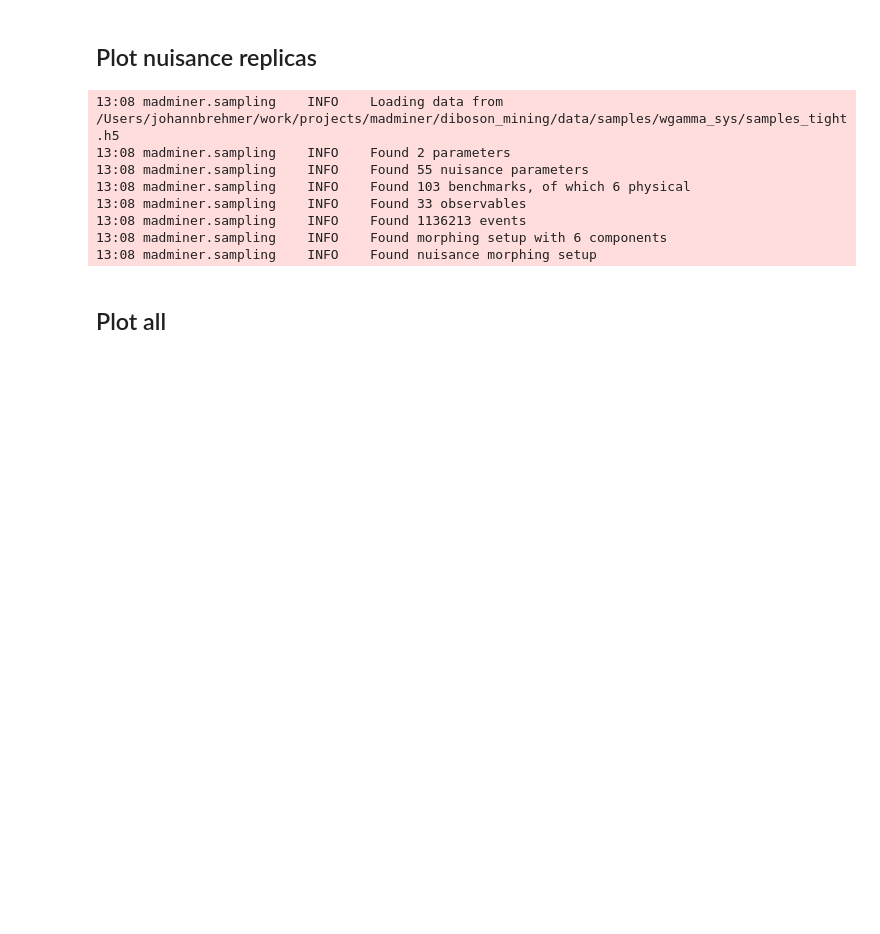
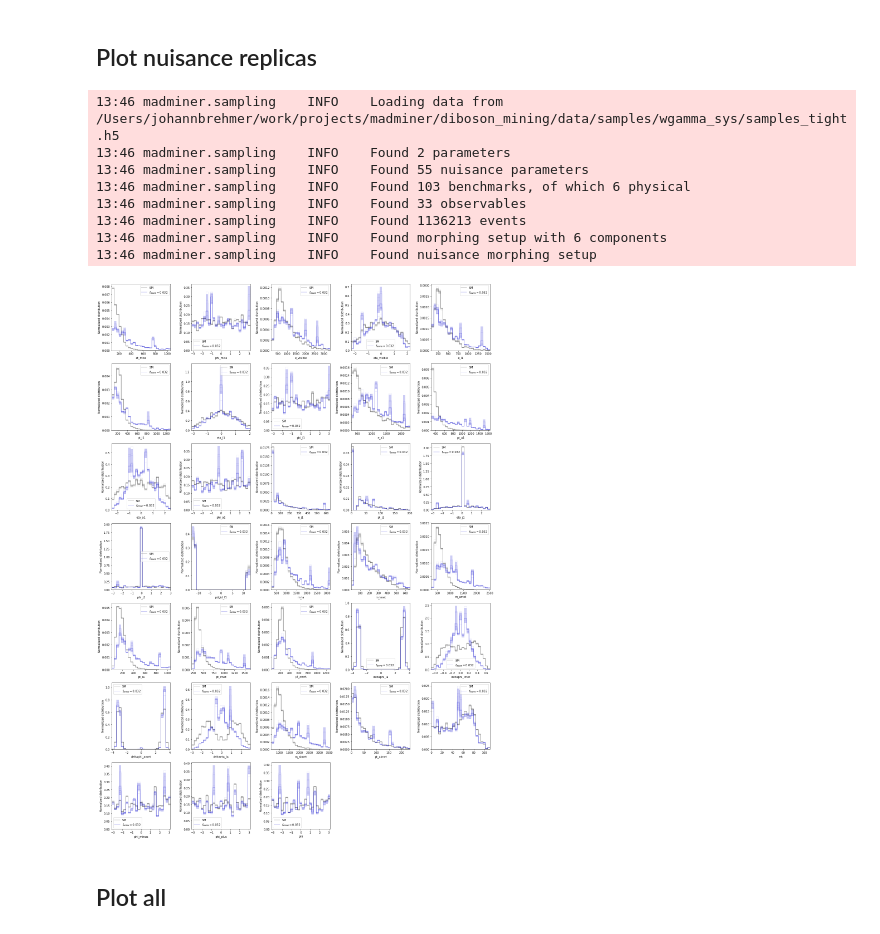
Before and after one commit to dlvp/diboson_mining, a Jupyter notebook: notebooks/wgamma/04_plot_distributions.ipynb, the cells around one changed output. Saved outputs shown, nothing was run; the diff lists cells and outputs as text; code cells hidden in the pictures; blank space fills up the shorter version.

Commit message:
Fixed distribution plots

```diff
--- a/notebooks/wgamma/04_plot_distributions.ipynb
+++ b/notebooks/wgamma/04_plot_distributions.ipynb
@@ -41,31 +41,33 @@ delphes_dir = mg_dir + 'Delphes'
 # %%
 fig = plot_distributions(
     filename=sample_dir + 'samples_tight.h5',
     parameter_points=[np.array([0.,0.]),
                       np.array([0.032,0.])],
-    draw_nuisance_toys=5,
+    draw_nuisance_toys=10,
     normalize=True,
     line_labels=['SM', r'$f_{WWW} = 0.032$'],
     colors=['0.2', 'mediumblue'],
-    alpha=0.15,
+    alpha=0.2,
     toy_alpha=1.,
+    linewidths=2.,
     toy_linewidths=0.5,
     linestyles=['-','-'],
-    n_events=100000,
+    n_events=10000,
     n_bins=25,
     n_cols=5
 )
 
 plt.savefig('../../figures/wgamma/observables_replicas.pdf')
 # %% [output]
-13:08 madminer.sampling    INFO    Loading data from /Users/johannbrehmer/work/projects/madminer/diboson_mining/data/samples/wgamma_sys/samples_tight.h5
-13:08 madminer.sampling    INFO    Found 2 parameters
-13:08 madminer.sampling    INFO    Found 55 nuisance parameters
-13:08 madminer.sampling    INFO    Found 103 benchmarks, of which 6 physical
-13:08 madminer.sampling    INFO    Found 33 observables
-13:08 madminer.sampling    INFO    Found 1136213 events
-13:08 madminer.sampling    INFO    Found morphing setup with 6 components
-13:08 madminer.sampling    INFO    Found nuisance morphing setup
+13:46 madminer.sampling    INFO    Loading data from /Users/johannbrehmer/work/projects/madminer/diboson_mining/data/samples/wgamma_sys/samples_tight.h5
+13:46 madminer.sampling    INFO    Found 2 parameters
+13:46 madminer.sampling    INFO    Found 55 nuisance parameters
+13:46 madminer.sampling    INFO    Found 103 benchmarks, of which 6 physical
+13:46 madminer.sampling    INFO    Found 33 observables
+13:46 madminer.sampling    INFO    Found 1136213 events
+13:46 madminer.sampling    INFO    Found morphing setup with 6 components
+13:46 madminer.sampling    INFO    Found nuisance morphing setup
+[figure, added]
 # %% [markdown]
 ## Plot all
 # %%
```
Also changed, not shown: parts of 1 cell of this notebook, 3 other files.
